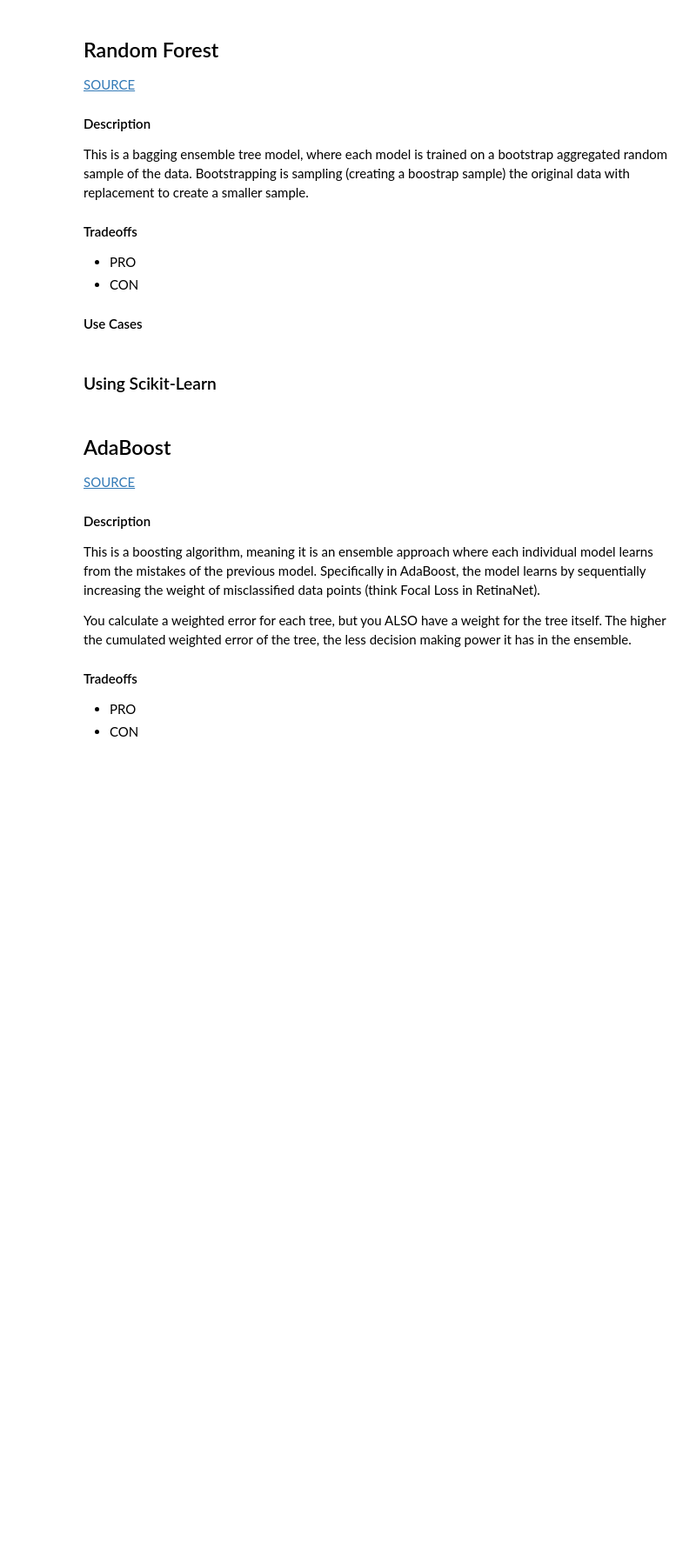
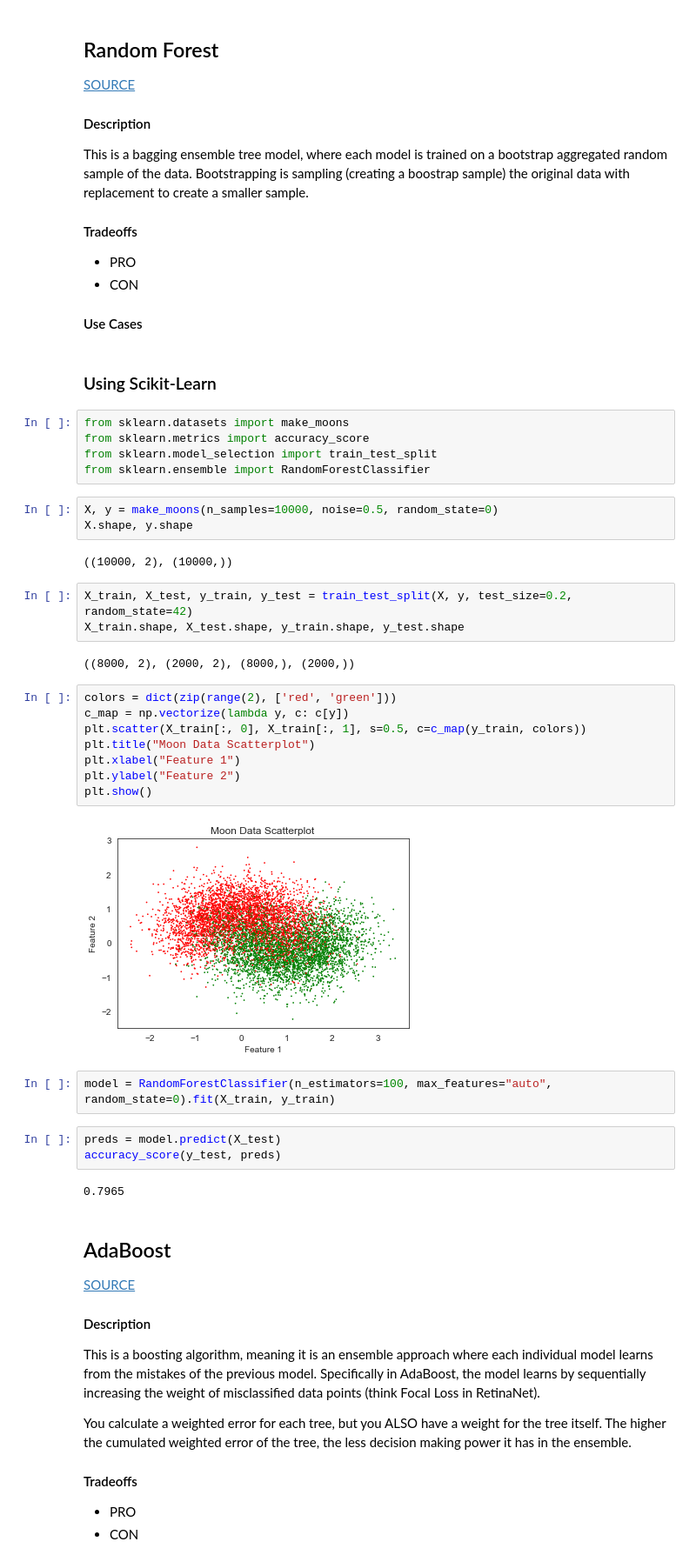
Before and after one commit to SudoSharma/ml_fundamentals, a Jupyter notebook: ml_sandbox.ipynb, the cells around one changed output. Shown at 87% size. Drawn from its saved outputs; the diff is of its cells as text; blank space fills up the shorter version.

Commit message:
feat: include ensemble decision tree classifers

```diff
--- a/ml_sandbox.ipynb
+++ b/ml_sandbox.ipynb
@@ -968,6 +968,38 @@ This is a bagging ensemble tree model, where each model is trained on a bootstra
 #### Use Cases
 # %% [markdown]
 ### Using Scikit-Learn
+# %%
+from sklearn.datasets import make_moons
+from sklearn.metrics import accuracy_score
+from sklearn.model_selection import train_test_split
+from sklearn.ensemble import RandomForestClassifier
+# %%
+X, y = make_moons(n_samples=10000, noise=0.5, random_state=0)
+X.shape, y.shape
+# %% [output]
+((10000, 2), (10000,))
+# %%
+X_train, X_test, y_train, y_test = train_test_split(X, y, test_size=0.2, random_state=42)
+X_train.shape, X_test.shape, y_train.shape, y_test.shape
+# %% [output]
+((8000, 2), (2000, 2), (8000,), (2000,))
+# %%
+colors = dict(zip(range(2), ['red', 'green']))
+c_map = np.vectorize(lambda y, c: c[y])
+plt.scatter(X_train[:, 0], X_train[:, 1], s=0.5, c=c_map(y_train, colors))
+plt.title("Moon Data Scatterplot")
+plt.xlabel("Feature 1")
+plt.ylabel("Feature 2")
+plt.show()
+# %% [output]
+[figure, added]
+# %%
+model = RandomForestClassifier(n_estimators=100, max_features="auto", random_state=0).fit(X_train, y_train)
+# %%
+preds = model.predict(X_test)
+accuracy_score(y_test, preds)
+# %% [output]
+0.7965
 # %% [markdown]
 ## AdaBoost
 
```
Also changed, not shown: parts of 14 cells of this notebook.
